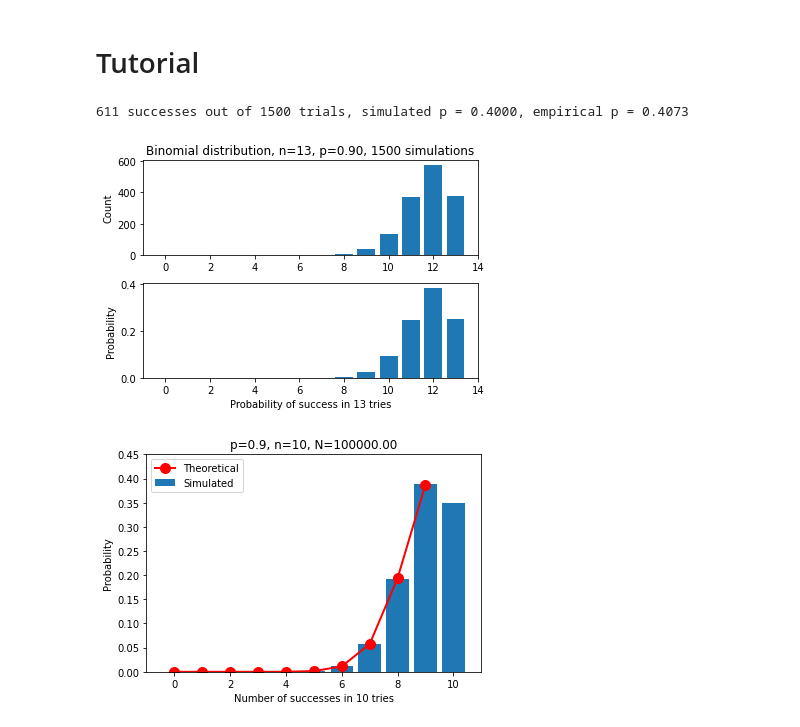
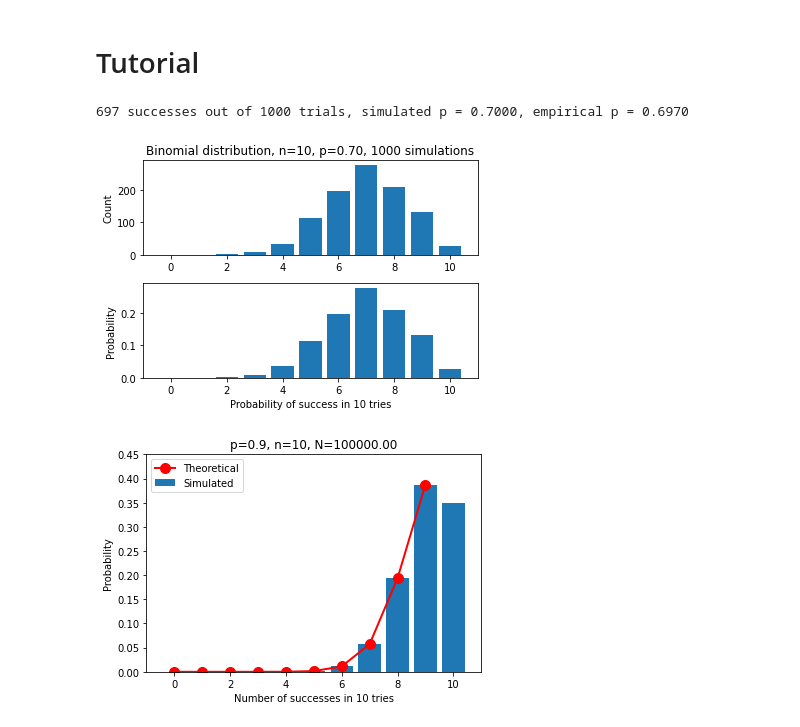
Before and after one commit to marielalv/QNC-hw3, a Jupyter notebook: QNC-hw3/Biomial_Distribution.ipynb, the cells around one changed output. Cells and saved outputs as stored; diff of their text form; code cells hidden in the pictures.

```diff
--- a/QNC-hw3/Biomial_Distribution.ipynb
+++ b/QNC-hw3/Biomial_Distribution.ipynb
@@ -38,8 +38,8 @@ from numpy import matlib
 # Tutorial
 # %%
 # Choose some values for the parameters n and p
-p = 0.4
-n = 1500
+p = 0.7
+n = 1000
 
 # Generate random picks. Note that this is as if we generated Bernoulli trials
 #   as above, but then just counted the successes in each "experiment"
@@ -48,36 +48,36 @@ num_successes = binom.rvs(n,p) # uses the "random variates" method (rvs) of bino
 # Print out the results
 print(f'{num_successes} successes out of {n} trials, simulated p = {p:.4f}, empirical p = {num_successes/n:.4f}')
 # %% [output]
-611 successes out of 1500 trials, simulated p = 0.4000, empirical p = 0.4073
+697 successes out of 1000 trials, simulated p = 0.7000, empirical p = 0.6970
 # %%
 # The full probability distribution describes the probabilty of obtaining each
 #   possible number of successes (k), given n and p. If we set n=10, the the
 #   possible values of k are 0, 1, ..., 10. Now we use binom.rvs to simulate
 #   many different picks to get a full distribution
-p = 0.9
-n = 13                     # number of "trials" per "experiment"
-num_experiments = 1500;     # number of "experiments"
+p = 0.7
+n = 10                      # number of "trials" per "experiment"
+num_experiments = 1000;     # number of "experiments"
 outcomes = binom.rvs(n,p,size=num_experiments)
 
 # Show a bar plot (histogram) of all of the possible outcomes
 counts = collections.Counter(outcomes)
 plt.subplot(211)
 plt.bar(counts.keys(), counts.values())
 plt.xlim([-1, n+1])
 plt.title(f'Binomial distribution, n={n}, p={p:.2f}, {num_experiments} simulations')
 plt.ylabel('Count')
 
 # Show a normalized version that is a pdf. Here counts (the x-axis of the histogram)
 #   is a DISCRETE variable, so we just have to add up the values
 normalized_counts = {k: v / total for total in (sum(counts.values()),) for k, v in counts.items()}
 plt.subplot(212)
 plt.bar(normalized_counts.keys(), normalized_counts.values())
 plt.xlim([-1, n+1])
 plt.xlabel(f'Probability of success in {n} tries')
 plt.ylabel('Probability')
 plt.subplots_adjust(hspace=0.3)
 # %% [output]
-[figure, old version]
+[figure, new version]
 # %%
 # Now let's make a fun animation showing different values of p and N.
 #   Note that, of course, the more picks you make of the random variable
```
Also changed, not shown: parts of 4 cells of this notebook.
